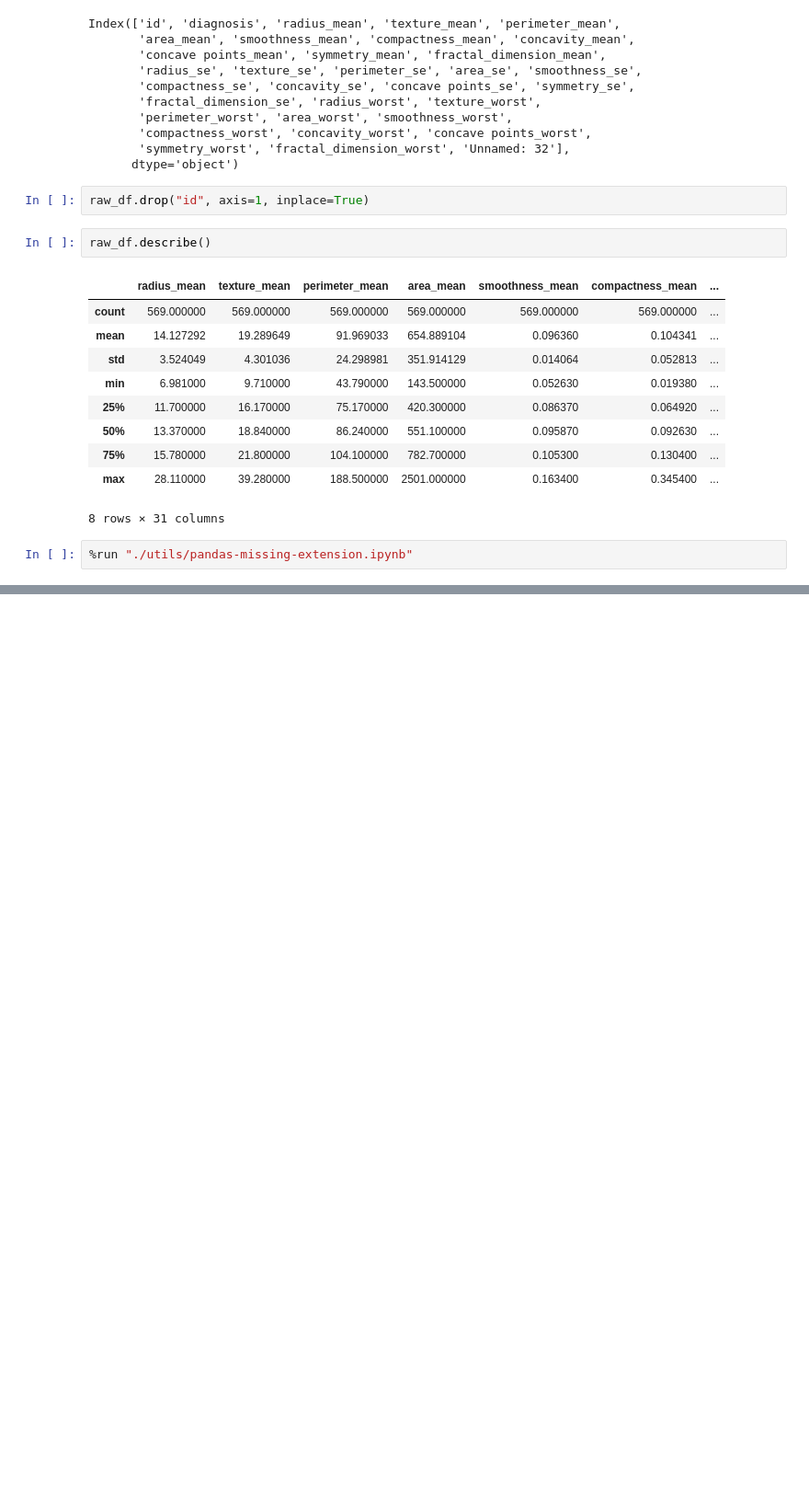
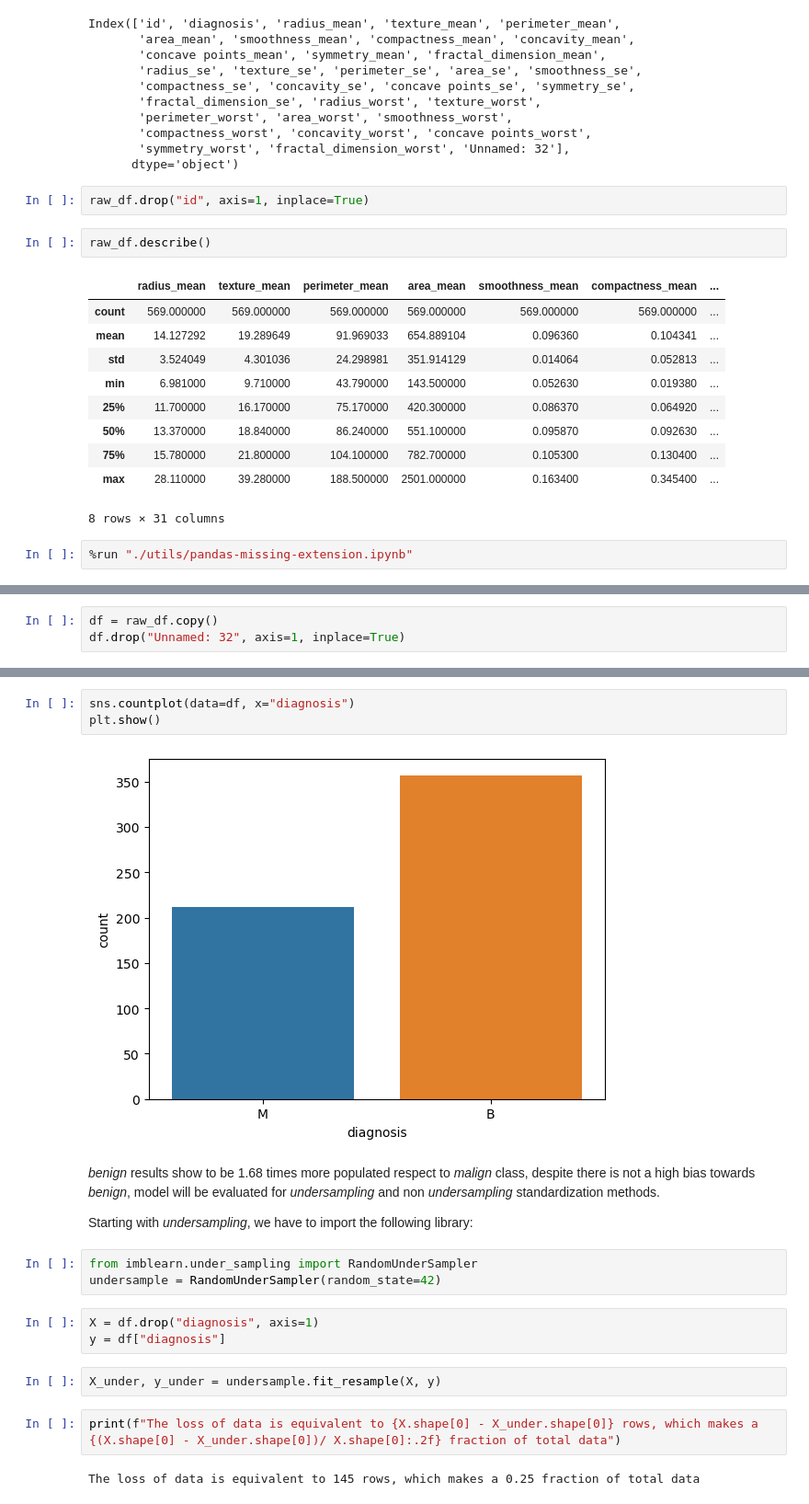
Before and after one commit to fenilenvinileno97/logistic_reg, a Jupyter notebook: 4-final_project.ipynb, the cells around one changed output, grey strips where cells are left out. Shown at 92% size. Saved outputs shown, nothing was run; the diff lists cells and outputs as text; blank space fills up the shorter version.

```diff
--- a/4-final_project.ipynb
+++ b/4-final_project.ipynb
@@ -76,0 +79,3 @@ AttributeError: 'MissingMethods' object has no attribute 'sort_variables_by_miss
+# %%
+df = raw_df.copy()
+df.drop("Unnamed: 32", axis=1, inplace=True)
@@ -76,0 +97,21 @@ AttributeError: 'MissingMethods' object has no attribute 'sort_variables_by_miss
+# %%
+sns.countplot(data=df, x="diagnosis")
+plt.show()
+# %% [output]
+[figure, added]
+# %% [markdown]
+_benign_ results show to be 1.68 times more populated respect to _malign_ class, despite there is not a high bias towards _benign_, model will be evaluated for _undersampling_ and non _undersampling_ standardization methods.
+
+Starting with _undersampling_, we have to import the following library:
+# %%
+from imblearn.under_sampling import RandomUnderSampler
+undersample = RandomUnderSampler(random_state=42)
+# %%
+X = df.drop("diagnosis", axis=1)
+y = df["diagnosis"]
+# %%
+X_under, y_under = undersample.fit_resample(X, y)
+# %%
+print(f"The loss of data is equivalent to {X.shape[0] - X_under.shape[0]} rows, which makes a {(X.shape[0] - X_under.shape[0])/ X.shape[0]:.2f} fraction of total data")
+# %% [output]
+The loss of data is equivalent to 145 rows, which makes a 0.25 fraction of total data
```
Also changed, not shown: parts of 21 cells of this notebook, 1 other file.
